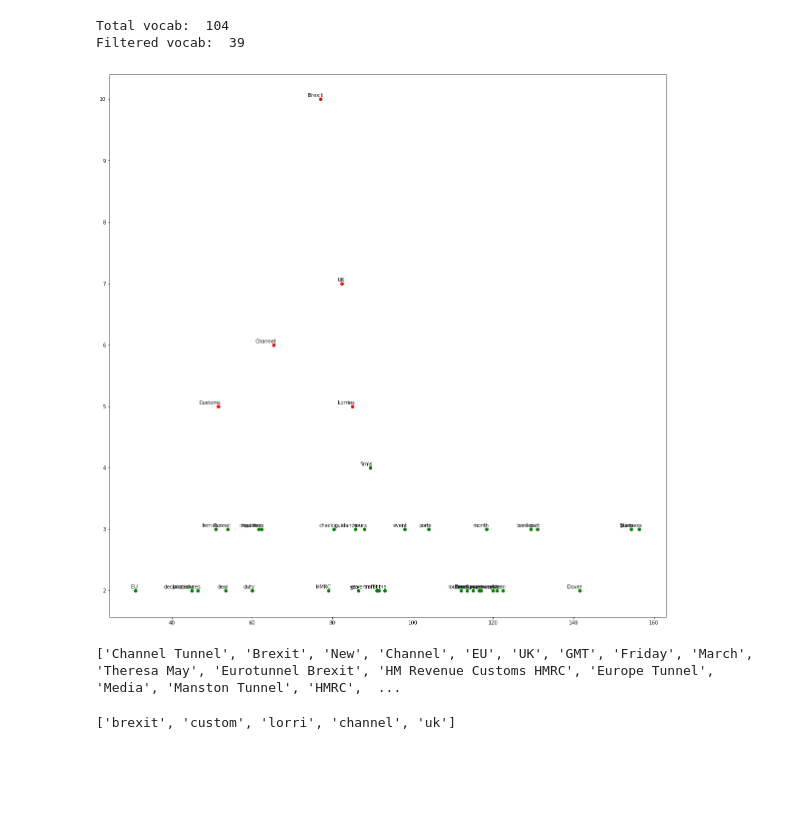
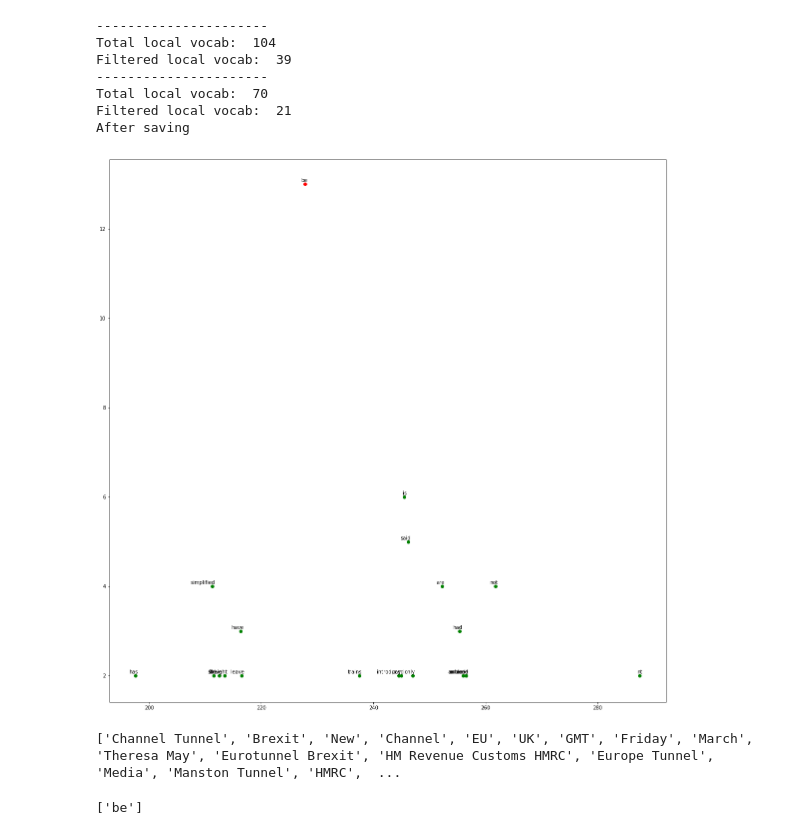
Before and after one commit to kahf-sami/Prototype-Analyzer, a Jupyter notebook: notebooks/paper2/LC.ipynb, the cells around one changed output. Saved outputs shown, nothing was run; the diff lists cells and outputs as text; code cells hidden in the pictures; blank space fills up the shorter version.

```diff
--- a/notebooks/paper2/LC.ipynb
+++ b/notebooks/paper2/LC.ipynb
@@ -104,16 +163,23 @@ Filtered vocab:  39
 # %%
 linearProcessor = LC.Linear(text)
-linearProcessor.setAllowedPosTypes(['NN', 'NNP', 'NNS', 'NNPS'])
+linearProcessor.setAllowedPosTypes(allowedTypes)
 linearProcessor.setPositionContributingFactor(1)
 linearProcessor.setOccuranceContributingFactor(1)
 linearProcessor.setProperNounContributingFactor(1)
 linearProcessor.setTopScorePercentage(0.5)
 linearProcessor.setFilterWords(0.1)
-linearProcessor.displayPlot()
+linearProcessor.loadSentences(text)
+linearProcessor.loadFilteredWords()
+linearProcessor.displayPlot('images/linear.png')
 # %% [output]
-Total vocab:  104
-Filtered vocab:  39
+----------------------
+Total local vocab:  104
+Filtered local vocab:  39
+----------------------
+Total local vocab:  70
+Filtered local vocab:  21
+After saving
-[figure, old version]
+[figure, new version]
 # %%
 print(linearProcessor.getProperNouns())
 # %% [output]
@@ -121,4 +187,4 @@ print(linearProcessor.getProperNouns())
 # %%
 print(linearProcessor.getContrinutors())
 # %% [output]
-['brexit', 'custom', 'lorri', 'channel', 'uk']
+['be']
```
Also changed, not shown: parts of 6 cells of this notebook, 17 other files.
